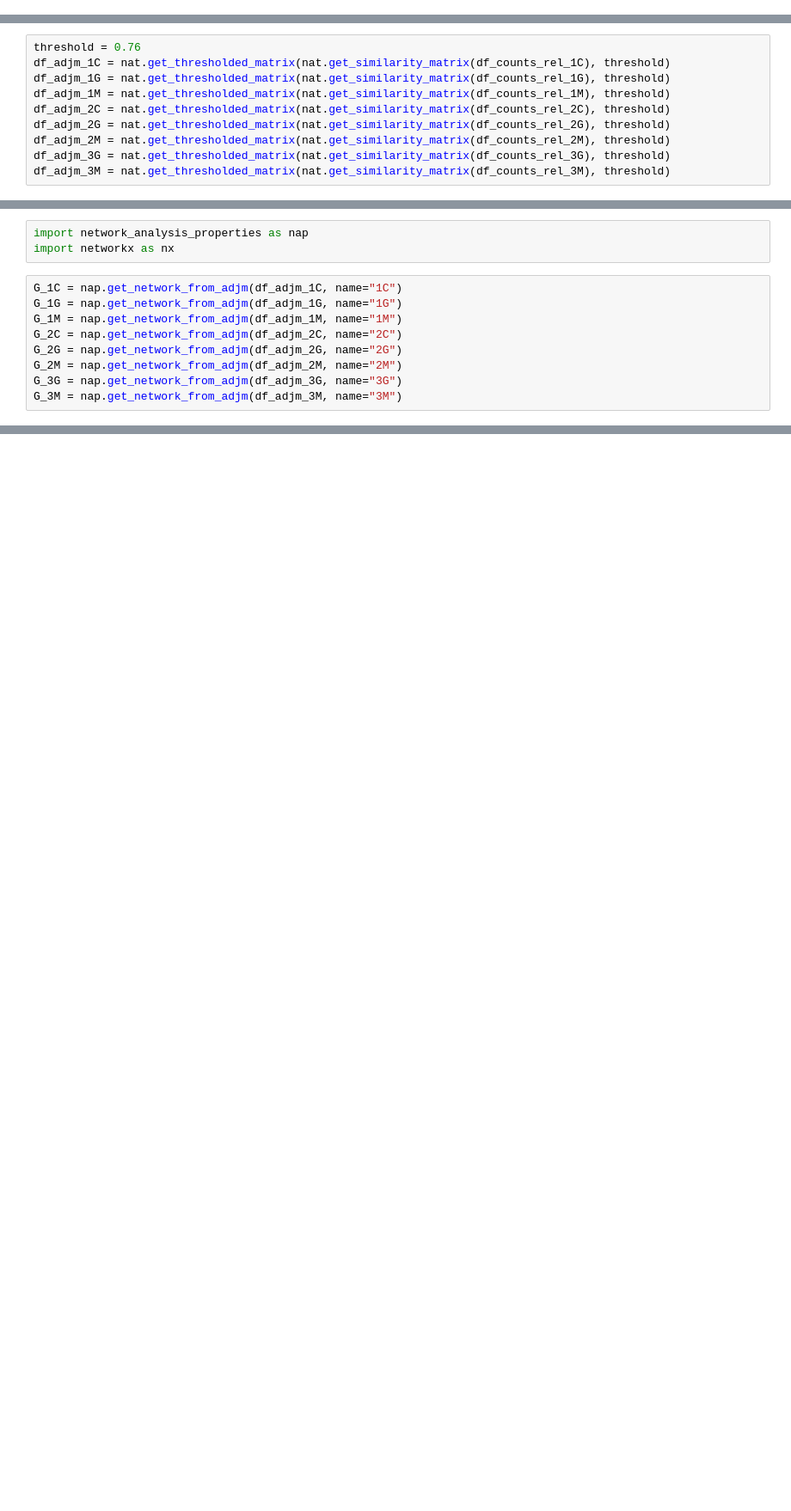
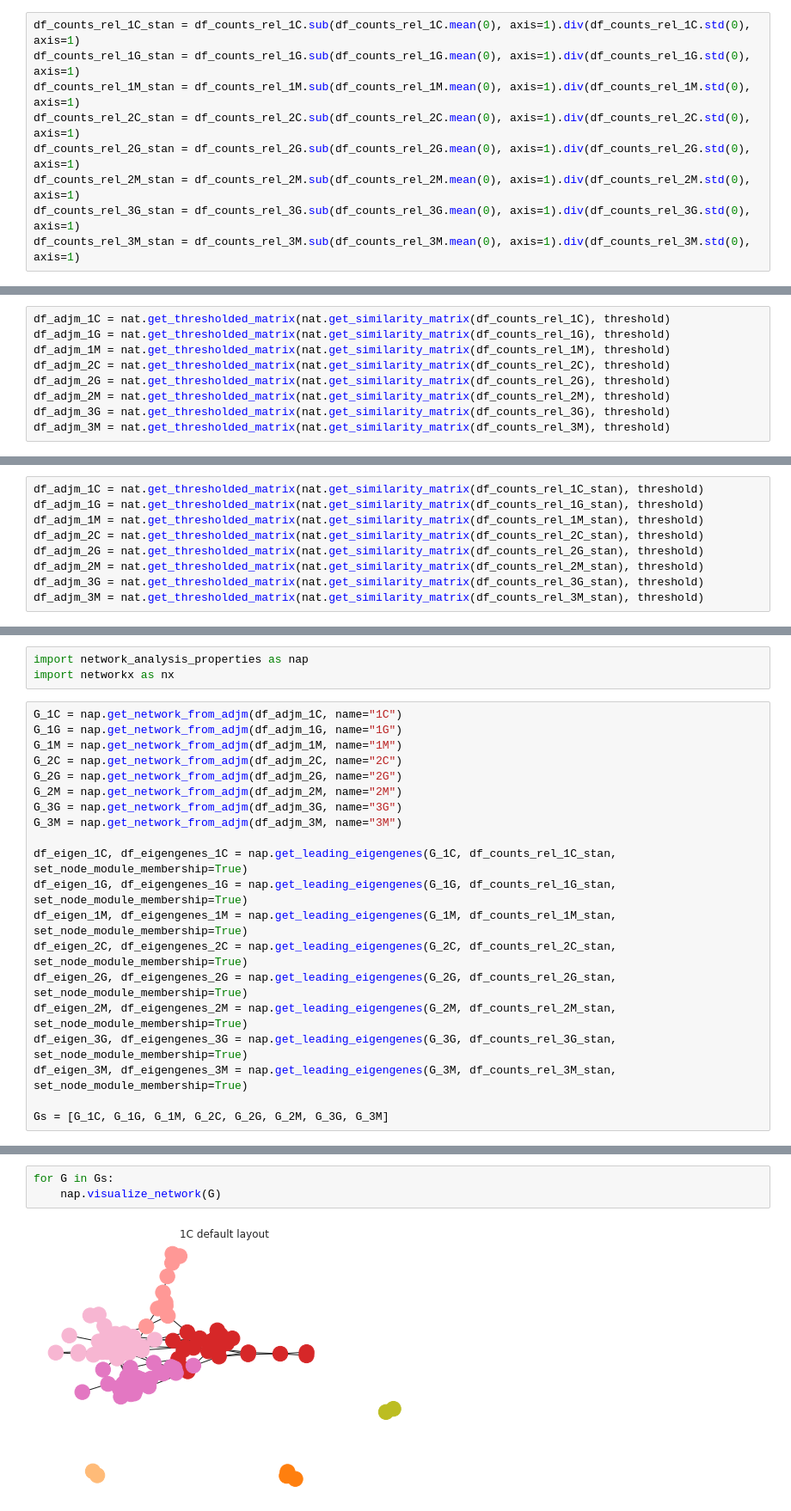
Before and after one commit to olincollege/microbiome-network-analysis-research, a Jupyter notebook: network_analysis_groups.ipynb, the cells around one changed output, grey strips where cells are left out. Shown at 86% size. Drawn from its saved outputs; the diff is of its cells as text; blank space fills up the shorter version.

Commit message:
Add Eigengene analysis and node module membership

```diff
--- a/network_analysis_groups.ipynb
+++ b/network_analysis_groups.ipynb
@@ -44,0 +86,9 @@ df_counts_rel_3M = df_counts_rel.loc[df_annotations["group"] == "3M", :]
+# %%
+df_counts_rel_1C_stan = df_counts_rel_1C.sub(df_counts_rel_1C.mean(0), axis=1).div(df_counts_rel_1C.std(0), axis=1)
+df_counts_rel_1G_stan = df_counts_rel_1G.sub(df_counts_rel_1G.mean(0), axis=1).div(df_counts_rel_1G.std(0), axis=1)
+df_counts_rel_1M_stan = df_counts_rel_1M.sub(df_counts_rel_1M.mean(0), axis=1).div(df_counts_rel_1M.std(0), axis=1)
+df_counts_rel_2C_stan = df_counts_rel_2C.sub(df_counts_rel_2C.mean(0), axis=1).div(df_counts_rel_2C.std(0), axis=1)
+df_counts_rel_2G_stan = df_counts_rel_2G.sub(df_counts_rel_2G.mean(0), axis=1).div(df_counts_rel_2G.std(0), axis=1)
+df_counts_rel_2M_stan = df_counts_rel_2M.sub(df_counts_rel_2M.mean(0), axis=1).div(df_counts_rel_2M.std(0), axis=1)
+df_counts_rel_3G_stan = df_counts_rel_3G.sub(df_counts_rel_3G.mean(0), axis=1).div(df_counts_rel_3G.std(0), axis=1)
+df_counts_rel_3M_stan = df_counts_rel_3M.sub(df_counts_rel_3M.mean(0), axis=1).div(df_counts_rel_3M.std(0), axis=1)
@@ -106,7 +201,6 @@ shape (122, 122)
 [figure]
 ... (5 outputs left out)
 # %%
-threshold = 0.76
 df_adjm_1C = nat.get_thresholded_matrix(nat.get_similarity_matrix(df_counts_rel_1C), threshold)
 df_adjm_1G = nat.get_thresholded_matrix(nat.get_similarity_matrix(df_counts_rel_1G), threshold)
 df_adjm_1M = nat.get_thresholded_matrix(nat.get_similarity_matrix(df_counts_rel_1M), threshold)
@@ -124,3 +218,12 @@ shape (113, 113)
 shape (122, 122)
 shape (100, 100)
 shape (104, 104)
+# %%
+df_adjm_1C = nat.get_thresholded_matrix(nat.get_similarity_matrix(df_counts_rel_1C_stan), threshold)
+df_adjm_1G = nat.get_thresholded_matrix(nat.get_similarity_matrix(df_counts_rel_1G_stan), threshold)
+df_adjm_1M = nat.get_thresholded_matrix(nat.get_similarity_matrix(df_counts_rel_1M_stan), threshold)
+df_adjm_2C = nat.get_thresholded_matrix(nat.get_similarity_matrix(df_counts_rel_2C_stan), threshold)
+df_adjm_2G = nat.get_thresholded_matrix(nat.get_similarity_matrix(df_counts_rel_2G_stan), threshold)
+df_adjm_2M = nat.get_thresholded_matrix(nat.get_similarity_matrix(df_counts_rel_2M_stan), threshold)
+df_adjm_3G = nat.get_thresholded_matrix(nat.get_similarity_matrix(df_counts_rel_3G_stan), threshold)
+df_adjm_3M = nat.get_thresholded_matrix(nat.get_similarity_matrix(df_counts_rel_3M_stan), threshold)
@@ -206,3 +333,14 @@ G_2G = nap.get_network_from_adjm(df_adjm_2G, name="2G")
 G_2M = nap.get_network_from_adjm(df_adjm_2M, name="2M")
 G_3G = nap.get_network_from_adjm(df_adjm_3G, name="3G")
 G_3M = nap.get_network_from_adjm(df_adjm_3M, name="3M")
+
+df_eigen_1C, df_eigengenes_1C = nap.get_leading_eigengenes(G_1C, df_counts_rel_1C_stan, set_node_module_membership=True)
+df_eigen_1G, df_eigengenes_1G = nap.get_leading_eigengenes(G_1G, df_counts_rel_1G_stan, set_node_module_membership=True)
+df_eigen_1M, df_eigengenes_1M = nap.get_leading_eigengenes(G_1M, df_counts_rel_1M_stan, set_node_module_membership=True)
+df_eigen_2C, df_eigengenes_2C = nap.get_leading_eigengenes(G_2C, df_counts_rel_2C_stan, set_node_module_membership=True)
+df_eigen_2G, df_eigengenes_2G = nap.get_leading_eigengenes(G_2G, df_counts_rel_2G_stan, set_node_module_membership=True)
+df_eigen_2M, df_eigengenes_2M = nap.get_leading_eigengenes(G_2M, df_counts_rel_2M_stan, set_node_module_membership=True)
+df_eigen_3G, df_eigengenes_3G = nap.get_leading_eigengenes(G_3G, df_counts_rel_3G_stan, set_node_module_membership=True)
+df_eigen_3M, df_eigengenes_3M = nap.get_leading_eigengenes(G_3M, df_counts_rel_3M_stan, set_node_module_membership=True)
+
+Gs = [G_1C, G_1G, G_1M, G_2C, G_2G, G_2M, G_3G, G_3M]
@@ -339,0 +438,5 @@ nap.visualize_network(G_3M)
+# %%
+for G in Gs:
+    nap.visualize_network(G)
+# %% [output]
+[figure, added]
```
Also changed, not shown: parts of 40 cells of this notebook, 26 other files.
